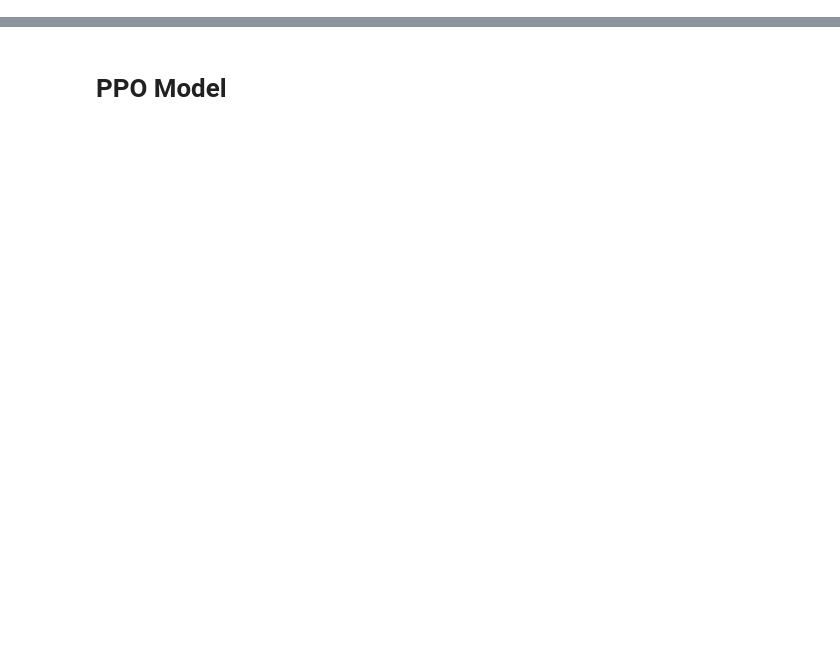
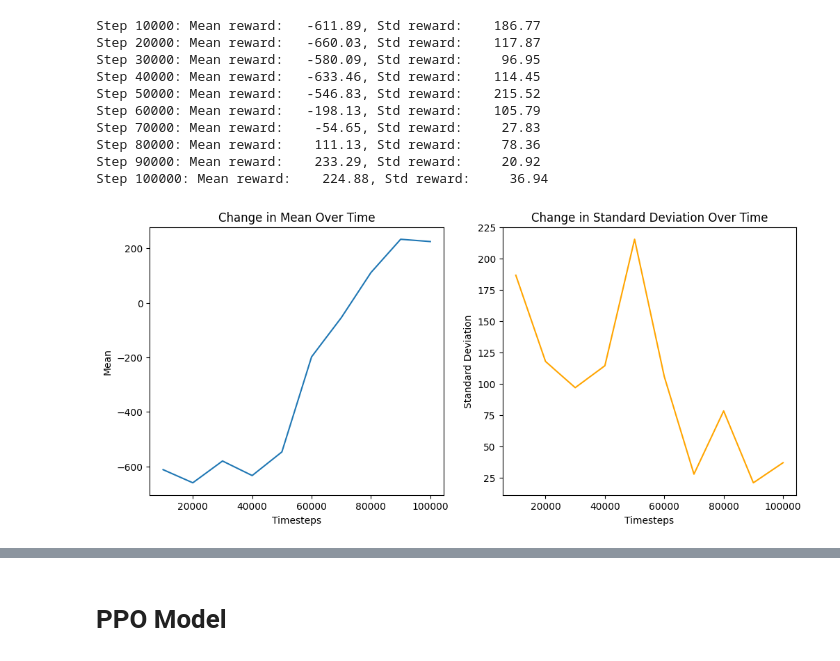
Before and after one commit to dylan33smith/LunarLandingRL, a Jupyter notebook: AIproject.ipynb, the cells around one changed output, grey strips where cells are left out. Saved outputs shown, nothing was run; the diff lists cells and outputs as text; code cells hidden in the pictures; blank space fills up the shorter version.

```diff
--- a/AIproject.ipynb
+++ b/AIproject.ipynb
@@ -66,23 +119,0 @@ def evaluate_policy_and_create_video(model, gif_name):
-# %%
-# This didn't work because it didn't supress the normal output, it only ended up adding outputs at the defined steps
-class CustomCallback(BaseCallback):
-    # inherit from BaseCallback so custom will have all the functionality of Base with additional defined functionality
-    # callbacks are a way to implement custom code at certain points in the training loop
-    # custom callback to print information at intervals of 10000 steps
-
-    # Constructor
-    def __init__(self, verbose=1, print_freq=10000):
-        # call constructor of patent to initialize base
-        super(CustomCallback, self).__init__(verbose)
-        self.print_freq = print_freq
-        # keep track of steps in training process
-        self.rollout_counter = 0
-
-    # this method is called after each step in the training process
-    # override _on_step method to insert custom behavior
-    def _on_step(self) -> bool:
-        self.rollout_counter += 1
-        # only runs when step is a multiple of 10000 or on 1000
-        if self.rollout_counter % self.print_freq == 0:
-          print(f"Rollout {self.rollout_counter}: ", self.locals['infos'])
-        return True
@@ -95,0 +183,3 @@ The following is an implementation of a dqn (Deep Q-learning) model which uses d
+# %%
+# set Lunar Lander environment for notebook
+env = gym.make("LunarLander-v2")
@@ -144,0 +233,30 @@ mean_reward:     20.99 +/-    127.66
+# %%
+# Reset the model so light training doesn't influence the longer training
+dqn_model = DQN(
+    "MlpPolicy",
+    "LunarLander-v2",
+    verbose=0,
+    exploration_final_eps=0.1, # model will choose a random action with a 10% probability
+    target_update_interval=250, # change this to compare learning
+    )
+
+# reset custom callback
+callback = CustomCallback(env, eval_freq=10000, verbose=1)
+# %%
+# 100000 training of the DQN agent
+dqn_model.learn(total_timesteps=100000, callback = callback)
+dqn_model.save('light_dqn_ll')
+
+# (11s)
+# %% [output]
+Step 10000: Mean reward:   -611.89, Std reward:    186.77
+Step 20000: Mean reward:   -660.03, Std reward:    117.87
+Step 30000: Mean reward:   -580.09, Std reward:     96.95
+Step 40000: Mean reward:   -633.46, Std reward:    114.45
+Step 50000: Mean reward:   -546.83, Std reward:    215.52
+Step 60000: Mean reward:   -198.13, Std reward:    105.79
+Step 70000: Mean reward:    -54.65, Std reward:     27.83
+Step 80000: Mean reward:    111.13, Std reward:     78.36
+Step 90000: Mean reward:    233.29, Std reward:     20.92
+Step 100000: Mean reward:    224.88, Std reward:     36.94
+[figure, added]
```
Also changed, not shown: parts of 61 cells of this notebook.
